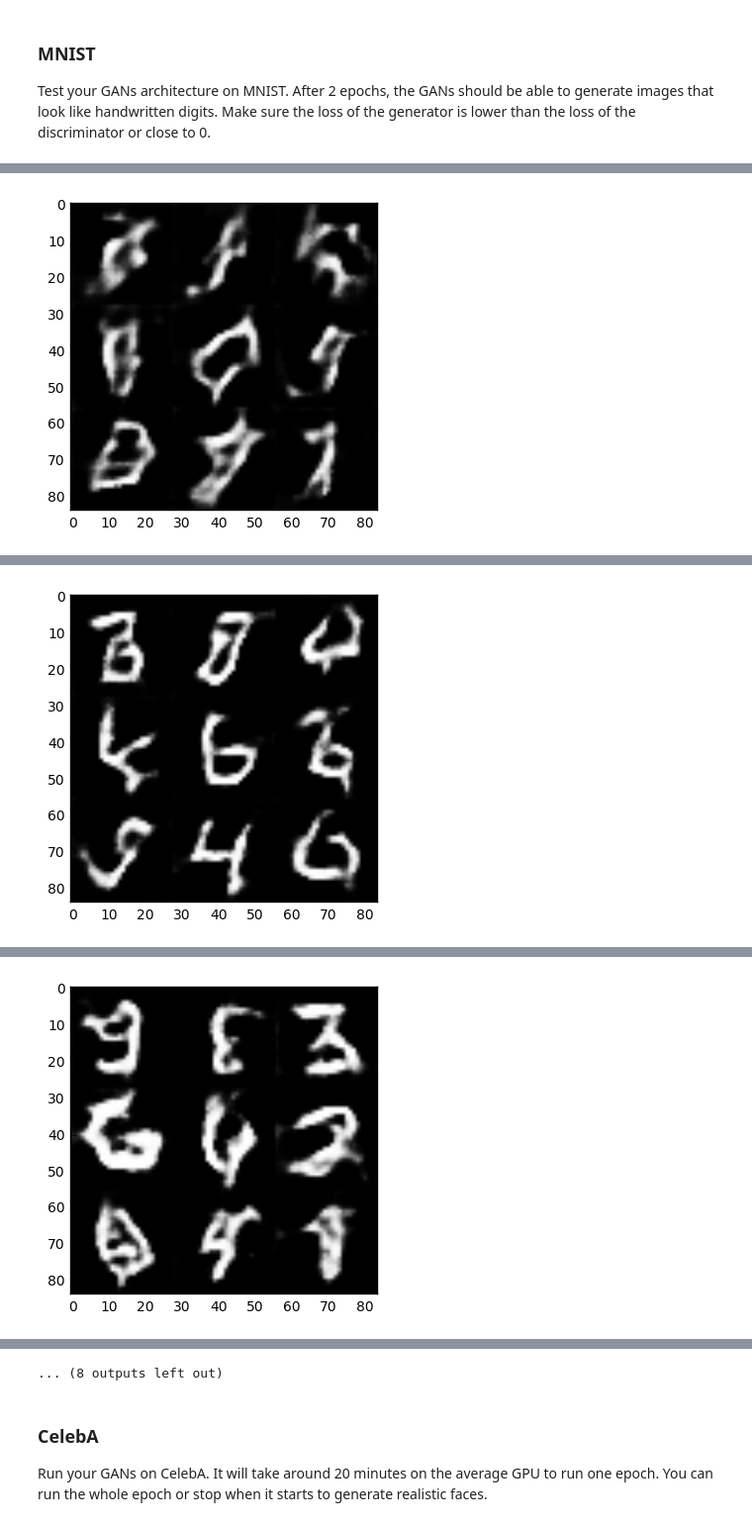
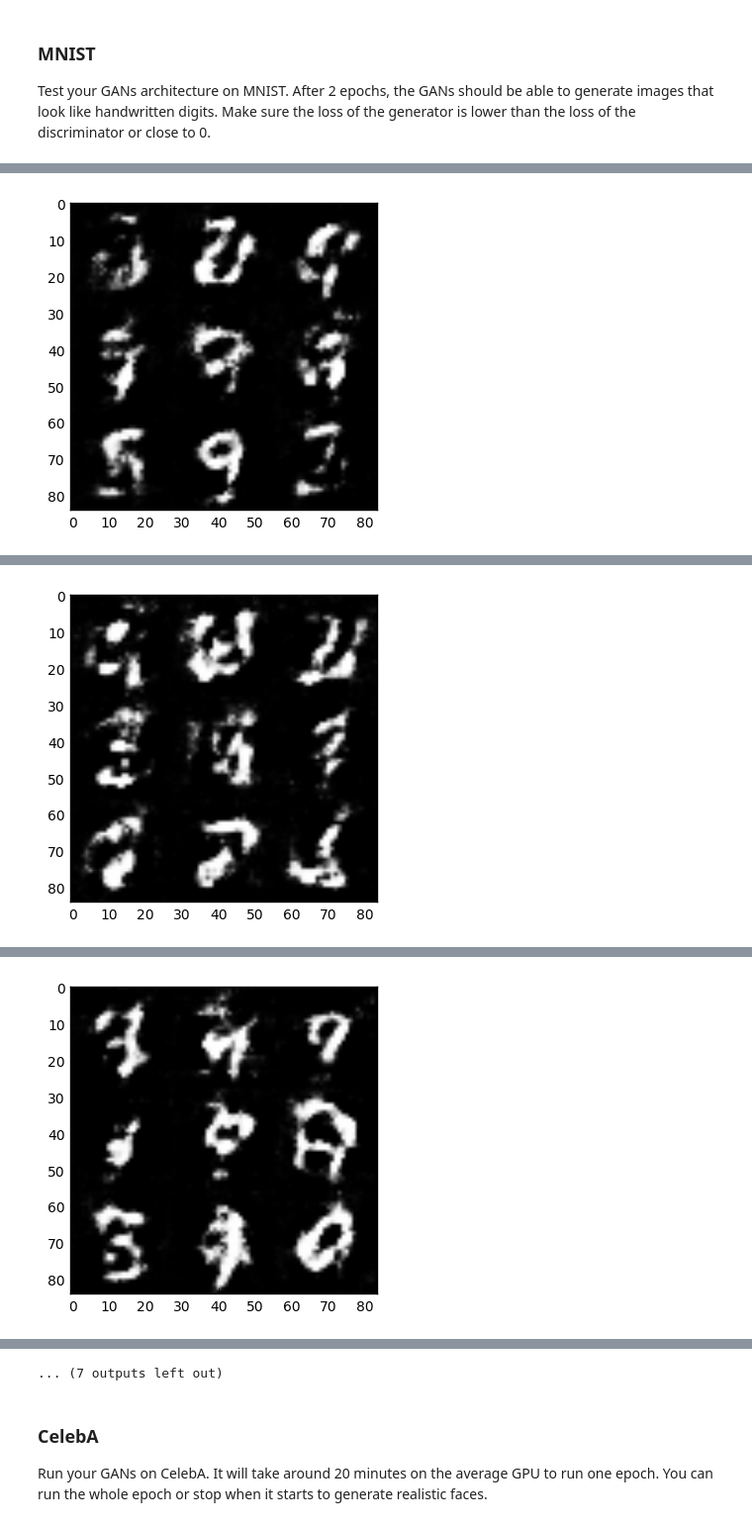
Before and after one commit to Shaunlipy/generate-faces, a Jupyter notebook: dlnd_face_generation.ipynb, the cells around one changed output, grey strips where cells are left out. Shown at 99% size. Saved outputs shown, nothing was run; the diff lists cells and outputs as text; code cells hidden in the pictures.

```diff
--- a/dlnd_face_generation.ipynb
+++ b/dlnd_face_generation.ipynb
@@ -131,6 +131,9 @@ Tests Passed
 # %% [markdown]
 ### Discriminator
 Implement `discriminator` to create a discriminator neural network that discriminates on `images`.  This function should be able to reuse the variabes in the neural network.  Use [`tf.variable_scope`](https://www.tensorflow.org/api_docs/python/tf/variable_scope) with a scope name of "discriminator" to allow the variables to be reused.  The function should return a tuple of (tensor output of the generator, tensor logits of the generator).
+# %%
+def leakyRelu(x,alpha):
+    return tf.maximum(alpha*x,x)
 # %%
 def discriminator(images, reuse=False):
     """
@@ -144,15 +147,23 @@ def discriminator(images, reuse=False):
         # Input layer is 28x28x 1/3
         x1 = tf.layers.conv2d(images, 64, 5, strides=2, padding='same',
                              kernel_initializer=tf.random_normal_initializer(stddev=0.02))
-        relu1 = tf.maximum(0.2 * x1, x1)
+        relu1 = leakyRelu(x1,0.2)
         # 14x14x64
 
         x2 = tf.layers.conv2d(relu1, 128, 5, strides=2, padding='same',
                              kernel_initializer=tf.random_normal_initializer(stddev=0.02))
         bn2 = tf.layers.batch_normalization(x2, training=True)
-        relu2 = tf.maximum(0.2 * bn2, bn2)
+        relu2 = leakyRelu(bn2,0.2)
         # 7x7x128
 
+        # Flatten it
+        flat = tf.reshape(relu2, (-1, 7*7*128))
+        logits = tf.layers.dense(flat, 1,
+                                kernel_initializer=tf.random_normal_initializer(stddev=0.02))
+        out = tf.sigmoid(logits)
+        return out, logits
+
+'''
         x3 = tf.layers.conv2d(relu2, 256, 5, strides=2, padding='same',
                              kernel_initializer=tf.random_normal_initializer(stddev=0.02))
         bn3 = tf.layers.batch_normalization(x3, training=True)
@@ -164,8 +175,7 @@ def discriminator(images, reuse=False):
         logits = tf.layers.dense(flat, 1,
                                 kernel_initializer=tf.random_normal_initializer(stddev=0.02))
         out = tf.sigmoid(logits)
-
-        return out, logits
+'''
 
 
 """
@@ -193,19 +203,19 @@ def generator(z, out_channel_dim, is_train=True):
         # Reshape it to start the convolutional stack
         x1 = tf.reshape(x1, (-1, 7, 7, 512))
         x1 = tf.layers.batch_normalization(x1, training=is_train)
-        x1 = tf.maximum(0.2 * x1, x1)
+        x1 = leakyRelu(x1,0.2)
         # 7x7x512 now
 
         x2 = tf.layers.conv2d_transpose(x1, 256, 5, strides=2, padding='same',
                                        kernel_initializer=tf.random_normal_initializer(stddev=0.02))
         x2 = tf.layers.batch_normalization(x2, training=is_train)
-        x2 = tf.maximum(0.2 * x2, x2)
+        x2 = leakyRelu(x2,0.2)
         # 14x14x256 now
 
         x3 = tf.layers.conv2d_transpose(x2, 128, 5, strides=2, padding='same',
                                        kernel_initializer=tf.random_normal_initializer(stddev=0.02))
         x3 = tf.layers.batch_normalization(x3, training=is_train)
-        x3 = tf.maximum(0.2 * x3, x3)
+        x3 = leakyRelu(x3,0.2)
         # 28x28x128 Now
 
         # Output Layer
@@ -396,8 +406,8 @@ Test your GANs architecture on MNIST.  After 2 epochs, the GANs should be able t
 # %%
 batch_size = 128
 z_dim = 100
-learning_rate = 0.001
-beta1 = 0.5
+learning_rate = 0.0001
+beta1 = 0.2
 
 
 """
@@ -445 +455 @@ Epoch 1/2... Discriminator Loss: 1.2743... Generator Loss: 0.9324
-[figure, old version]
+[figure, new version]
@@ -456 +466 @@ Epoch 1/2... Discriminator Loss: 1.1021... Generator Loss: 1.5373
-[figure, old version]
+[figure, new version]
@@ -467 +477 @@ Epoch 2/2... Discriminator Loss: 1.2635... Generator Loss: 0.6141
-[figure, old version]
+[figure, new version]
@@ -479,4 +489,4 @@ Epoch 2/2... Discriminator Loss: 1.1248... Generator Loss: 1.3759
-... (8 outputs left out)
+... (7 outputs left out)
 # %% [markdown]
 ### CelebA
 Run your GANs on CelebA.  It will take around 20 minutes on the average GPU to run one epoch.  You can run the whole epoch or stop when it starts to generate realistic faces.
```
Also changed, not shown: parts of 1 cell of this notebook.
